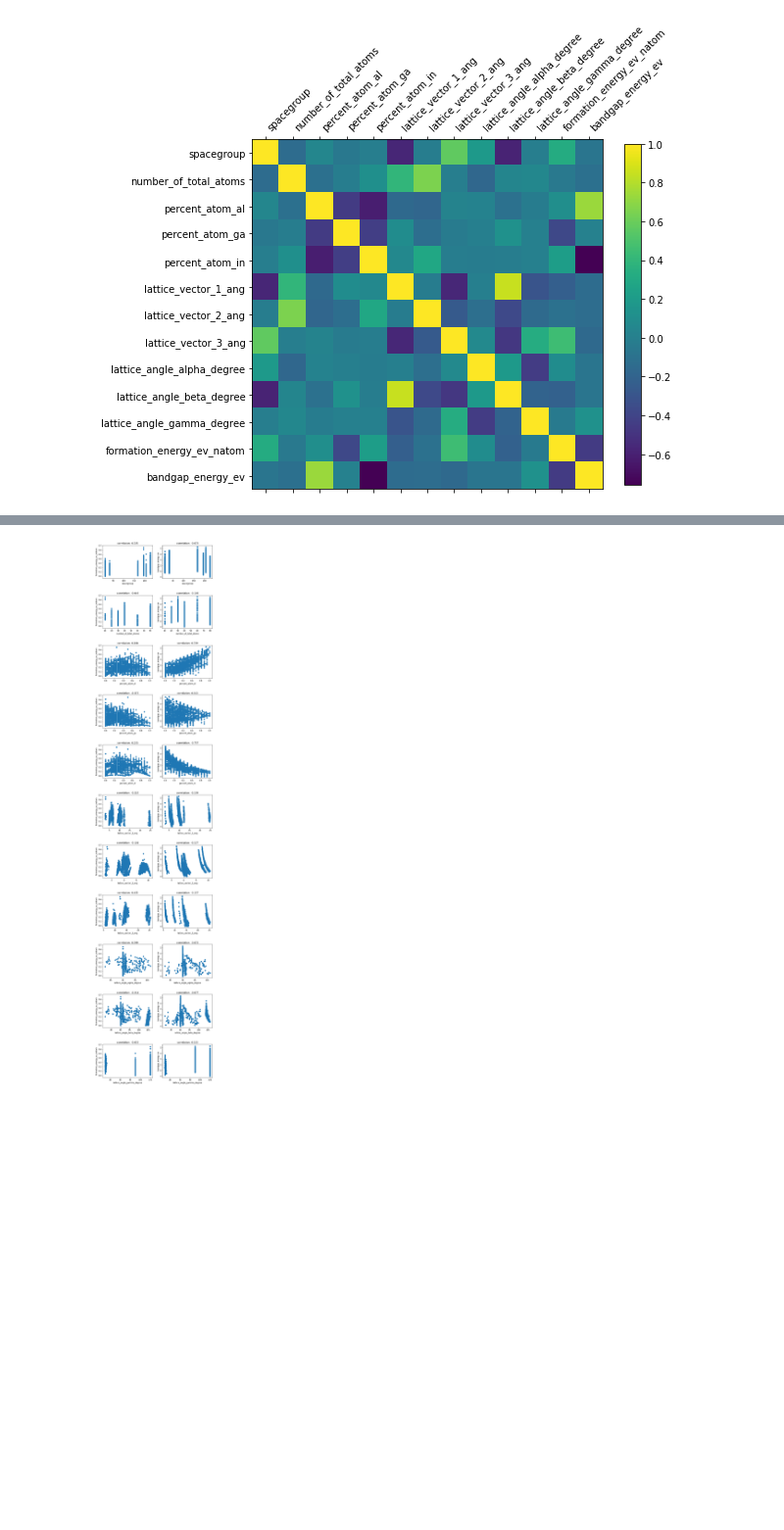
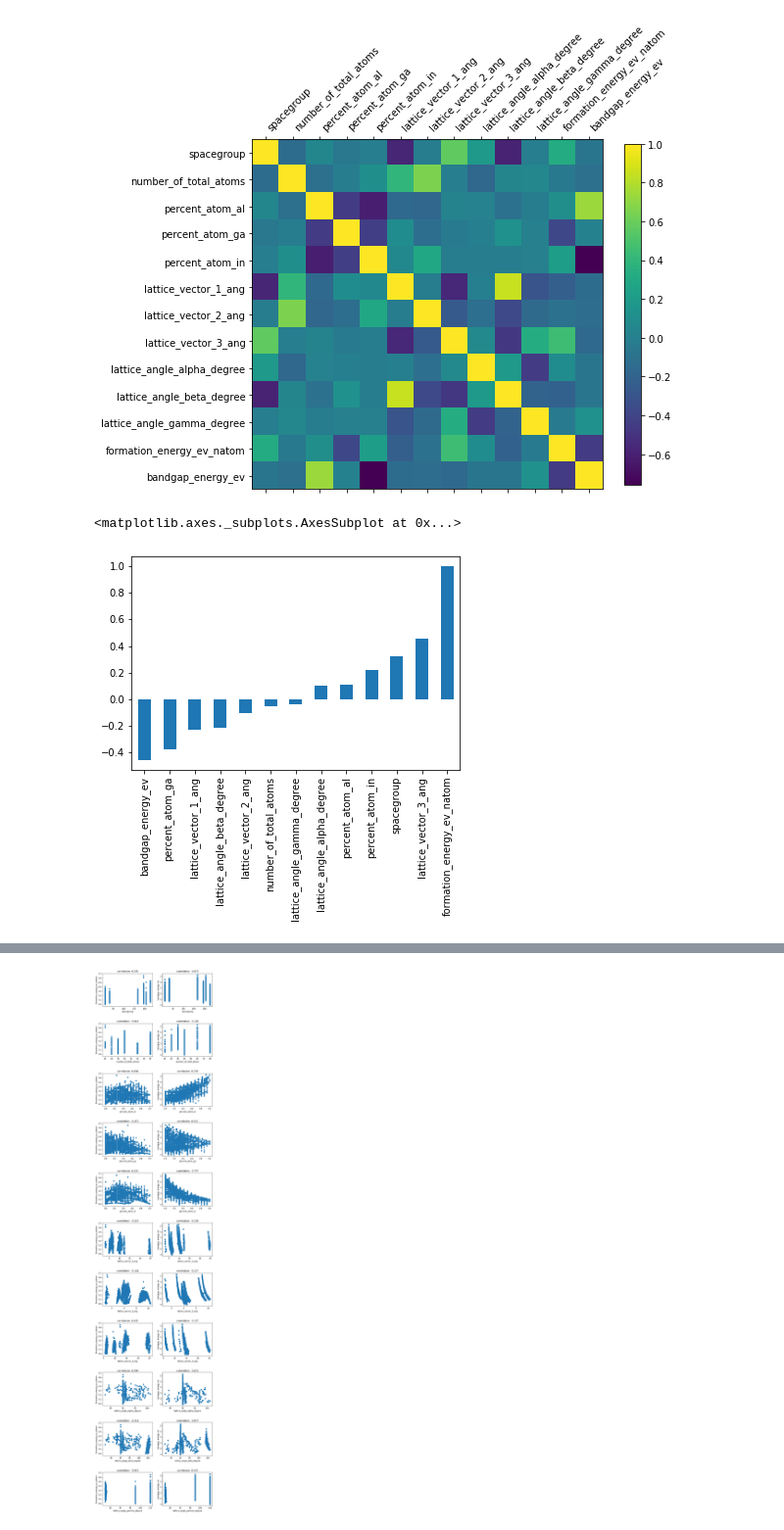
Before and after one commit to taidopurason/nomad2018, a Jupyter notebook: Data exploration.ipynb, the cells around one changed output, grey strips where cells are left out. Shown at 98% size. Cells and saved outputs as stored; diff of their text form; code cells hidden in the pictures; blank space fills up the shorter version.

```diff
--- a/Data exploration.ipynb
+++ b/Data exploration.ipynb
@@ -71,3 +73,8 @@ fig.colorbar(cax, shrink=0.8)
 plt.show()
 # %% [output]
 [figure]
+# %%
+train_data.corr().loc["formation_energy_ev_natom"].sort_values().plot.bar()
+# %% [output]
+<matplotlib.axes._subplots.AxesSubplot at 0x...>
+[figure, added]
```
Also changed, not shown: parts of 14 cells of this notebook, 2 other files.
